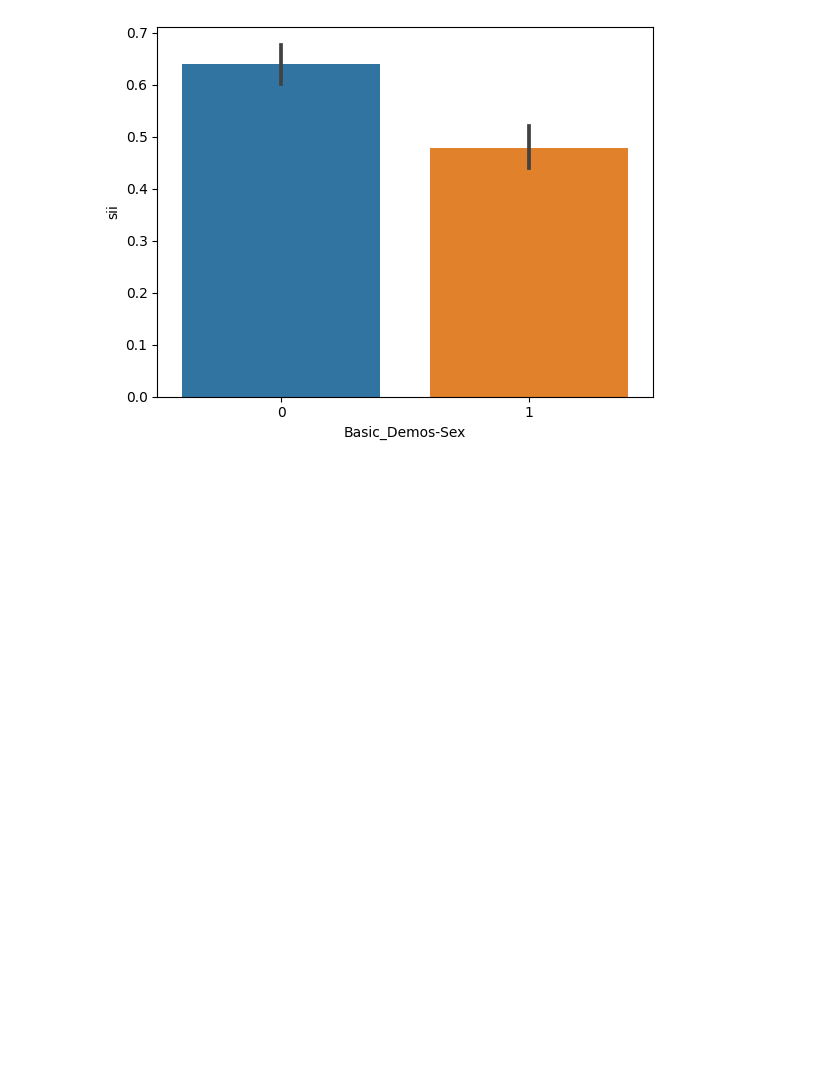
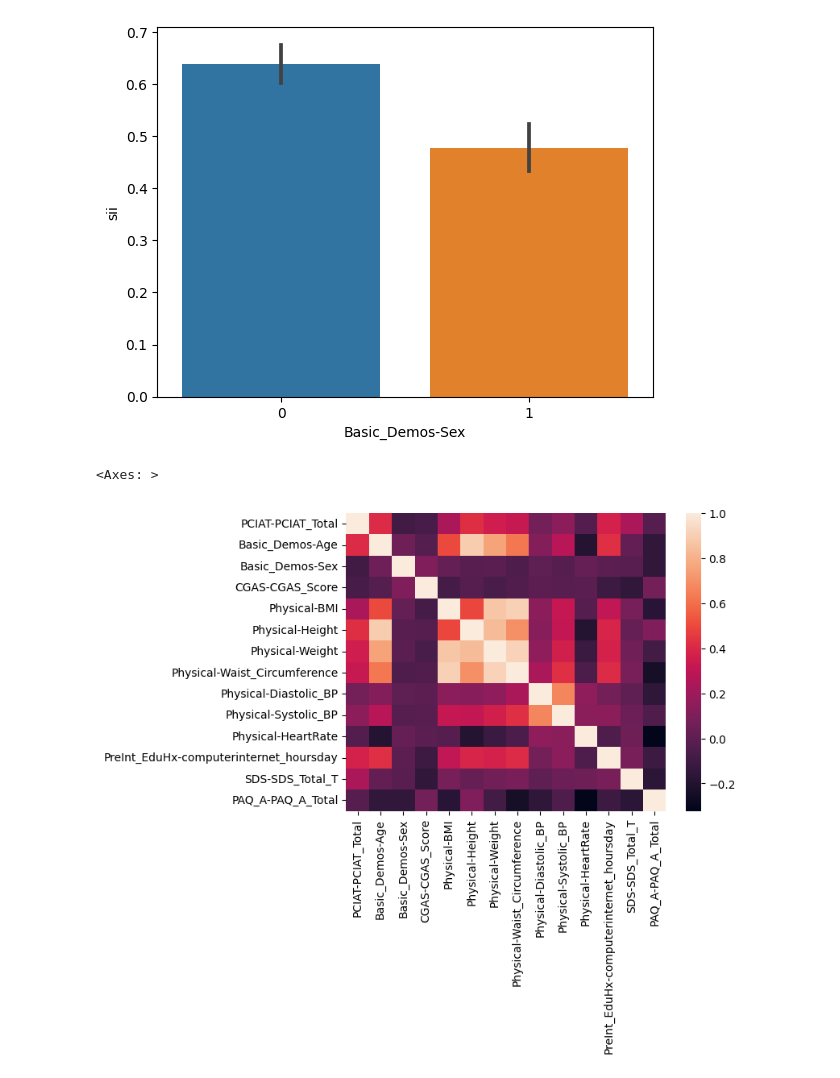
Before and after one commit to TarinPairor/kaggle-projects, a Jupyter notebook: Child_Mind_Institute.ipynb, the cells around one changed output. Cells and saved outputs as stored; diff of their text form; code cells hidden in the pictures; blank space fills up the shorter version.

```diff
--- a/Child_Mind_Institute.ipynb
+++ b/Child_Mind_Institute.ipynb
@@ -108,3 +108,14 @@ sns.barplot(x="Basic_Demos-Sex", y="sii", data=train_df)
 # %% [output]
 <Axes: xlabel='Basic_Demos-Sex', ylabel='sii'>
 [figure]
+# %%
+corr_matrix = train_df[train_df['sii'].notnull()][[
+    'PCIAT-PCIAT_Total', 'Basic_Demos-Age', 'Basic_Demos-Sex', 'CGAS-CGAS_Score', 'Physical-BMI',
+    'Physical-Height', 'Physical-Weight', 'Physical-Waist_Circumference',
+    'Physical-Diastolic_BP', 'Physical-Systolic_BP', 'Physical-HeartRate',
+    'PreInt_EduHx-computerinternet_hoursday', 'SDS-SDS_Total_T', 'PAQ_A-PAQ_A_Total']].corr()
+# %%
+sns.heatmap(corr_matrix)
+# %% [output]
+<Axes: >
+[figure, added]
```
Also changed, not shown: parts of 1 cell of this notebook.
